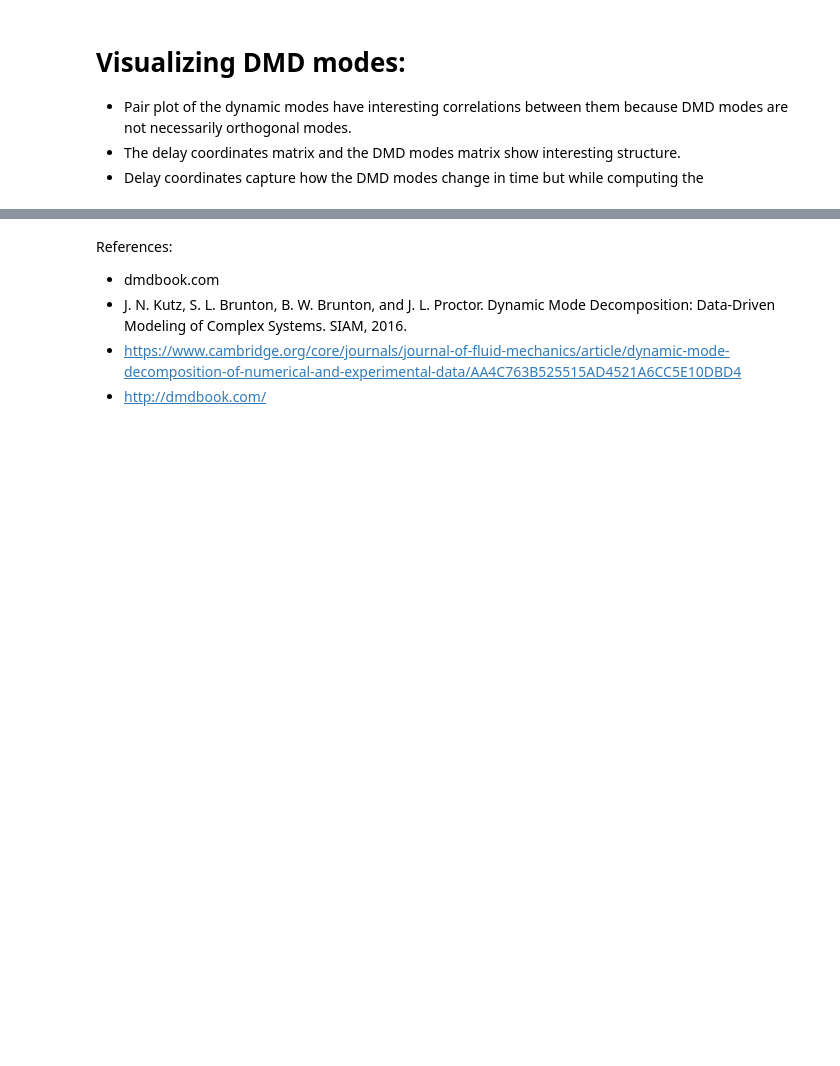
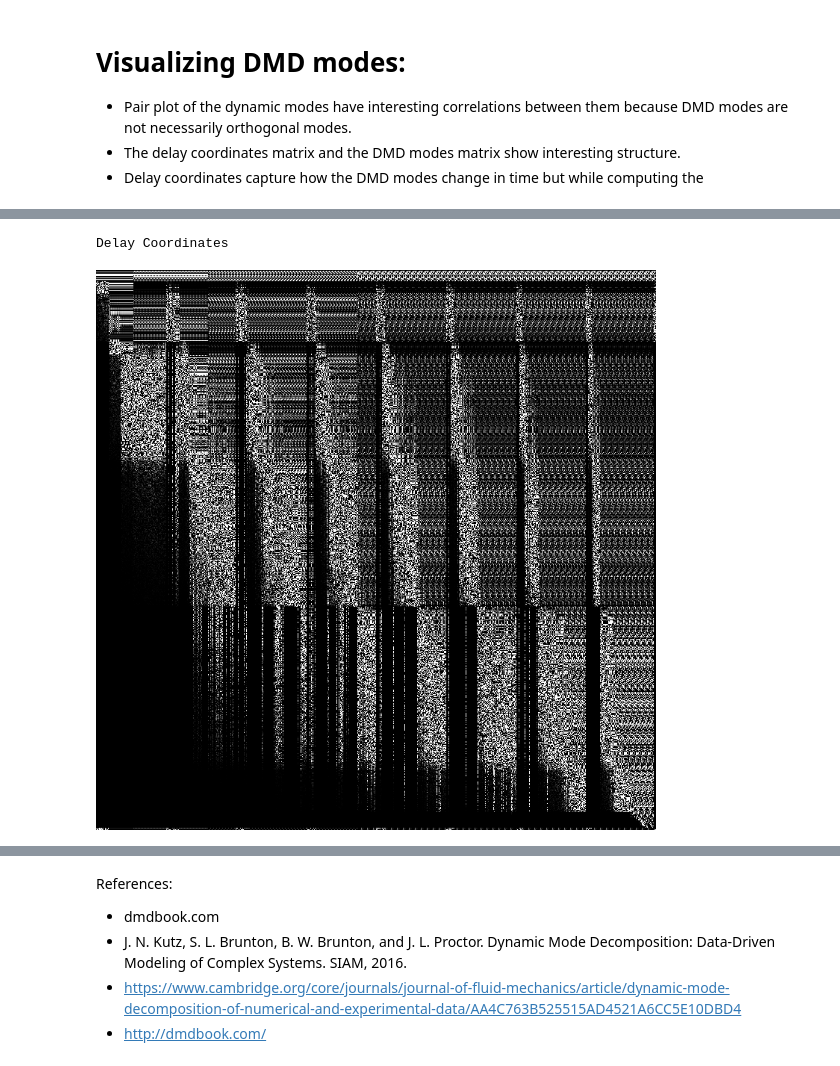
Before and after one commit to ganprad/volcano-ingv, a Jupyter notebook: notebooks/dynamic_mode_decomposition.ipynb, the cells around one changed output, grey strips where cells are left out. Drawn from its saved outputs; the diff is of its cells as text; code cells hidden in the pictures; blank space fills up the shorter version.

```diff
--- a/notebooks/dynamic_mode_decomposition.ipynb
+++ b/notebooks/dynamic_mode_decomposition.ipynb
@@ -422,6 +435,9 @@ plt.title("Pairplot of top 5 DMD modes")
 # %%
 print("Delay Coordinates")
-10*v.T.numpy()
+100*v.T.numpy()
+# %% [output]
+Delay Coordinates
+[figure, added]
 # %%
 amp = torch.view_as_complex(amplitudes.T)
 mag = (sum(amp.real**2 + amp.imag**2))**0.5
```
Also changed, not shown: parts of 20 cells of this notebook, 1 other file.
